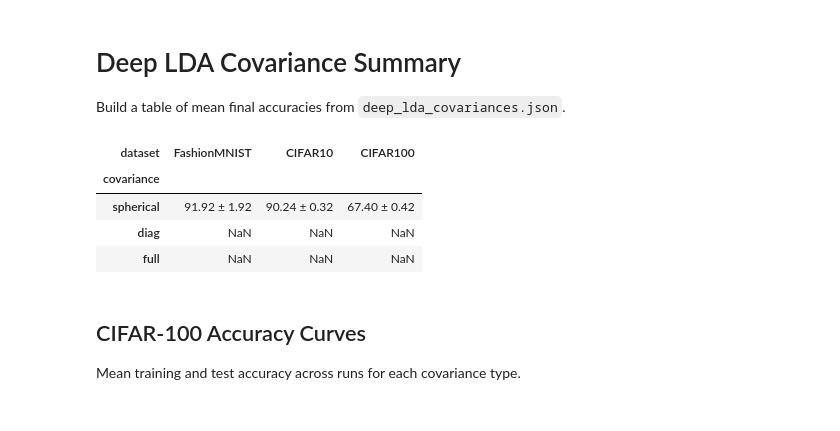
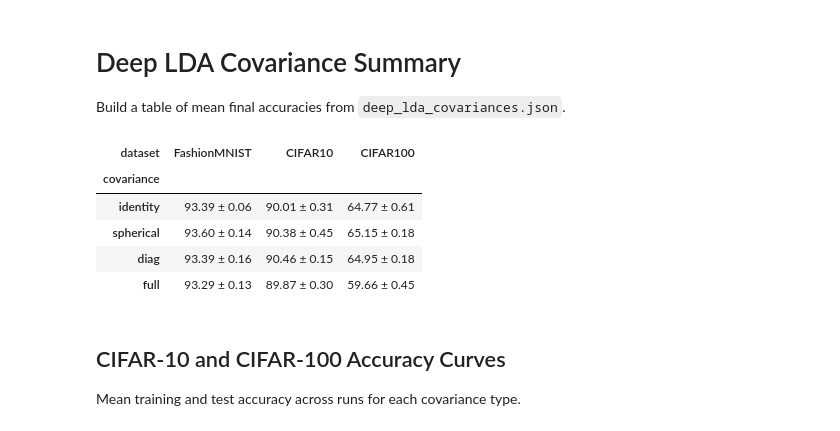
Before and after one commit to zh3nis/simplex-lda, a Jupyter notebook: results/deep_qda_covariances_table.ipynb, the cells around one changed output. Drawn from its saved outputs; the diff is of its cells as text; code cells hidden in the pictures.

```diff
--- a/results/deep_qda_covariances_table.ipynb
+++ b/results/deep_qda_covariances_table.ipynb
@@ -8,42 +8,43 @@ from pathlib import Path
 
 import pandas as pd
 
-json_path = Path('deep_lda_dnll.json')
+json_path = Path('deep_lda_covariances.json')
 with json_path.open('r', encoding='utf-8') as f:
     data = json.load(f)
 # %%
 results = data['results']
 rows = []
 for dataset_name, covs in results.items():
     for cov_type, runs in covs.items():
         final_test = [r['final_test_acc'] for r in runs]
         mean_test = sum(final_test) / len(final_test)
         variance = sum((x - mean_test) ** 2 for x in final_test) / len(final_test)
         std_test = variance ** 0.5
         rows.append({
             'dataset': dataset_name,
             'covariance': cov_type,
             'mean_test': mean_test,
             'std_test': std_test,
         })
 
 df = pd.DataFrame(rows)
-cov_order = ['spherical', 'diag', 'full']
+cov_order = ['identity', 'spherical', 'diag', 'full']
 dataset_order = ['FashionMNIST', 'CIFAR10', 'CIFAR100']
 df['covariance'] = pd.Categorical(df['covariance'], categories=cov_order, ordered=True)
 df['dataset'] = pd.Categorical(df['dataset'], categories=dataset_order, ordered=True)
 df['summary'] = df.apply(lambda r: f"{r['mean_test']*100:.2f} \u00b1 {r['std_test']*100:.2f}", axis=1)
 table = df.pivot(index='covariance', columns='dataset', values='summary')
 table = table.reindex(index=cov_order, columns=dataset_order)
 table
 # %% [output]
 | dataset | FashionMNIST | CIFAR10 | CIFAR100 |
 | covariance |  |  |  |
-| spherical | 91.92 ± 1.92 | 90.24 ± 0.32 | 67.40 ± 0.42 |
-| diag | NaN | NaN | NaN |
-| full | NaN | NaN | NaN |
+| identity | 93.39 ± 0.06 | 90.01 ± 0.31 | 64.77 ± 0.61 |
+| spherical | 93.60 ± 0.14 | 90.38 ± 0.45 | 65.15 ± 0.18 |
+| diag | 93.39 ± 0.16 | 90.46 ± 0.15 | 64.95 ± 0.18 |
+| full | 93.29 ± 0.13 | 89.87 ± 0.30 | 59.66 ± 0.45 |
 # %% [markdown]
-## CIFAR-100 Accuracy Curves
+## CIFAR-10 and CIFAR-100 Accuracy Curves
 
 Mean training and test accuracy across runs for each covariance type.
 # %%
```
Also changed, not shown: parts of 1 cell of this notebook, 2 other files.
